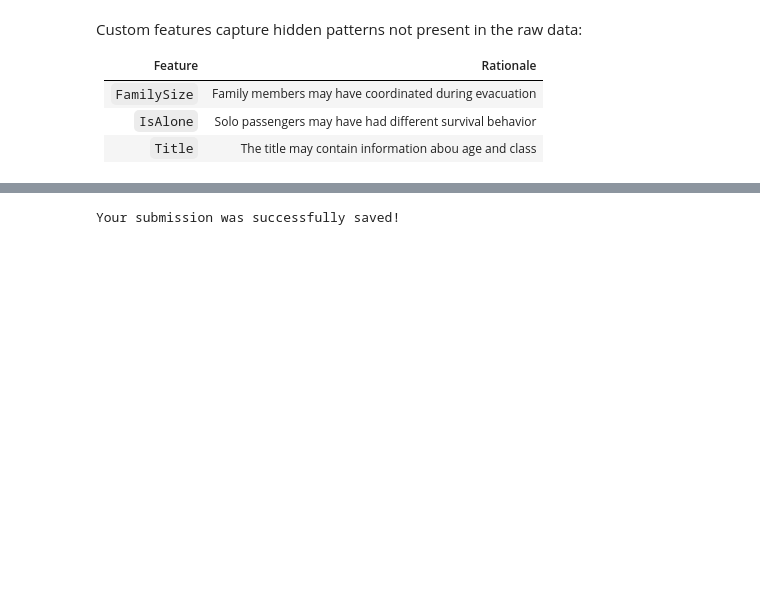
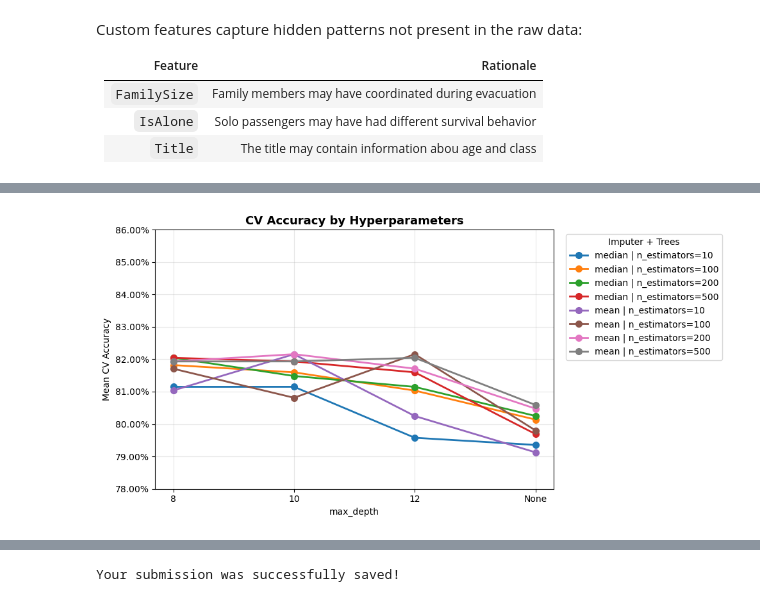
Before and after one commit to joaoantonio0402/data-science, a Jupyter notebook: titanic/models/titanic_tuned_078708.ipynb, the cells around one changed output, grey strips where cells are left out. Saved outputs shown, nothing was run; the diff lists cells and outputs as text; code cells hidden in the pictures; blank space fills up the shorter version.

```diff
--- a/titanic/models/old/old_titanic_tuned.ipynb
+++ b/titanic/models/titanic_tuned_078708.ipynb
@@ -55,7 +55,7 @@ from sklearn.pipeline import Pipeline
 from sklearn.model_selection import GridSearchCV
 from sklearn.base import BaseEstimator, TransformerMixin
 # %%
-titanic = pd.read_csv("train.csv")
+titanic = pd.read_csv("data/train.csv")
 titanic.head()
 # %% [output]
 |  | PassengerId | Survived | Pclass | Name | Sex | Age | SibSp | Parch | Ticket | Fare | ... |
@@ -185,14 +185,11 @@ class FeatureCreate(BaseEstimator, TransformerMixin):
 
         #X["Title"] = X["Title"].replace(rare_titles, "Rare")
 
-        # Family size
-        X["FamSz"] = X["SibSp"] + X["Parch"] + 1
-
         # Alone
-        X["IsAlone"] = (X["FamSz"] == 1).astype(int)
+        X["IsAlone"] = (X["SibSp"] + X["Parch"] == 0).astype(int)
 
         # Feature Drop
-        X.drop(["Name", "Cabin", "Ticket", "FamSz", "SibSp", "Parch"], axis=1)
+        X.drop(["Name", "Cabin", "Ticket", "SibSp", "Parch"], axis=1)
 
         return X
 # %% [markdown]
@@ -250,8 +247,10 @@ y = titanic["Survived"]
 # %%
 pipe_grid = {
-    "clf__n_estimators": [10, 100, 200],
-    "clf__max_depth": [4, 5, 8, None]}
+    "clf__n_estimators": [10, 100, 200, 500],
+    "clf__max_depth": [8, 10, 12, None],
+    "preprocessor__num__imputer__strategy": ["median", "mean"]
+}
 
-gs_clf = GridSearchCV(clf, pipe_grid, cv=5)
-gs_clf.fit(X, y)
+gs = GridSearchCV(clf, pipe_grid, cv=5, verbose=1)
+gs.fit(X, y)
 # %% [output]
@@ -276 +275,67 @@ GridSearchCV(cv=5,
+# %%
+results = pd.DataFrame(gs.cv_results_)
+
+results["max_depth_label"] = (
+    results["param_clf__max_depth"]
+    .fillna("None")
+    .astype(str)
+)
+
+depth_order = ["8", "10", "12", "None"]
+
+fig, ax = plt.subplots(figsize=(10, 5))
+
+for strategy in pipe_grid["preprocessor__num__imputer__strategy"]:
+
+    for n_est in pipe_grid["clf__n_estimators"]:
+
+        subset = results[
+            (results["param_clf__n_estimators"] == n_est) &
+            (results["param_preprocessor__num__imputer__strategy"] == strategy)
+        ].copy()
+
+        subset["max_depth_label"] = pd.Categorical(
+            subset["max_depth_label"],
+            categories=depth_order,
+            ordered=True
+        )
+
+        subset = subset.sort_values("max_depth_label")
+
+        ax.plot(
+            subset["max_depth_label"],
+            subset["mean_test_score"],
+            marker="o",
+            markersize=7,
+            linewidth=2,
+            label=f"{strategy} | n_estimators={n_est}"
+        )
+
+ax.set_title(
+    "CV Accuracy by Hyperparameters",
+    fontsize=13,
+    fontweight="bold"
+)
+
+ax.set_xlabel("max_depth")
+ax.set_ylabel("Mean CV Accuracy")
+
+ax.yaxis.set_major_formatter(
+    plt.FuncFormatter(lambda y, _: f"{y:.2%}")
+)
+
+ax.grid(alpha=0.3)
+
+ax.legend(
+    title="Imputer + Trees",
+    bbox_to_anchor=(1.02, 1),
+    loc="upper left"
+)
+
+ax.set_ylim(0.78, 0.86)
+
+plt.tight_layout()
+plt.show()
+# %% [output]
+[figure, added]
 # %%
```
Also changed, not shown: parts of 15 cells of this notebook, 12 other files.
